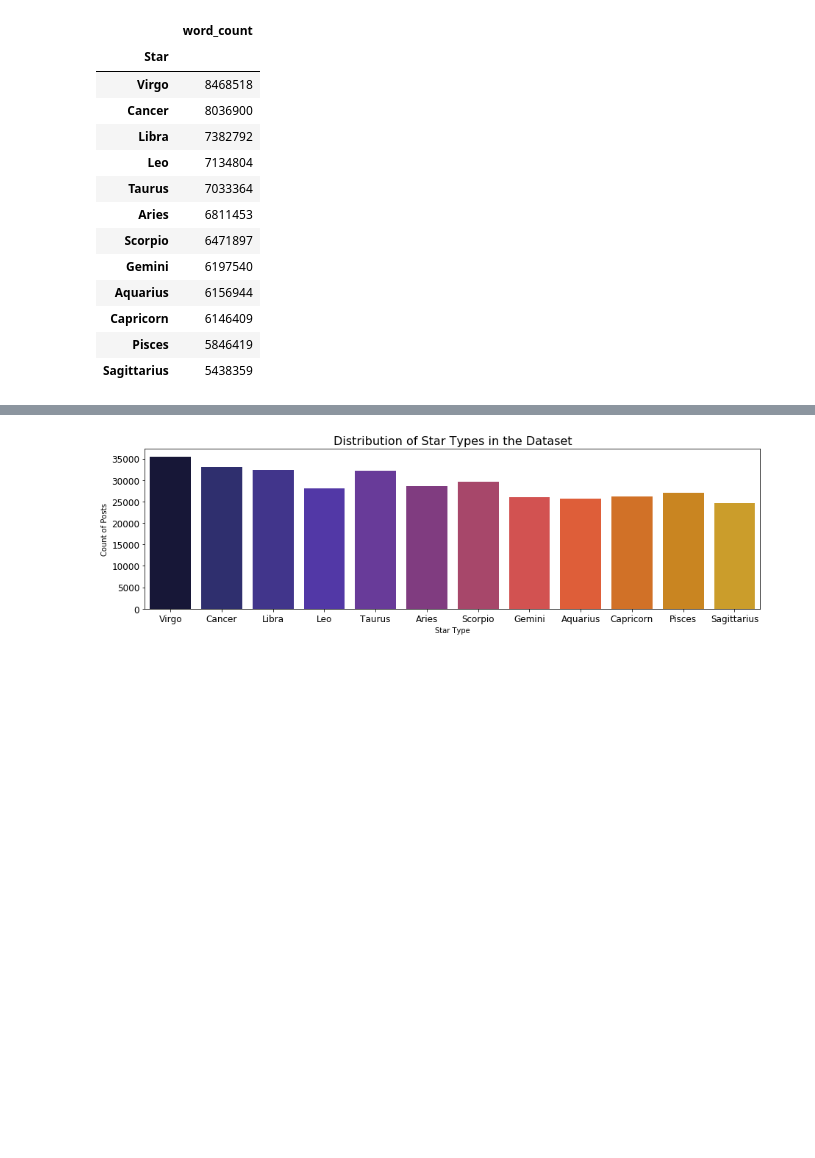
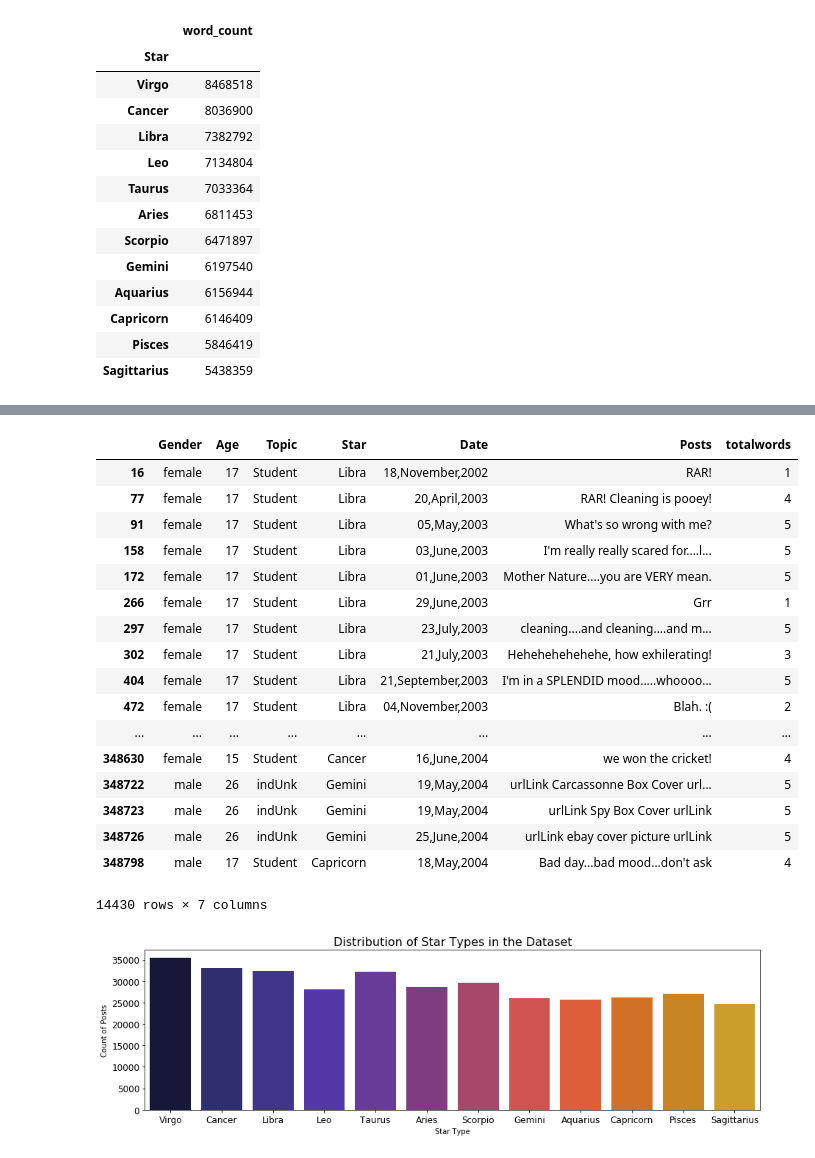
Before and after one commit to ExpertsVision/ML_DS_Tutorials, a Jupyter notebook: zodiac_star_pred.ipynb, the cells around one changed output, grey strips where cells are left out. Saved outputs shown, nothing was run; the diff lists cells and outputs as text; code cells hidden in the pictures; blank space fills up the shorter version.

Commit message:
added filter for words less than 5 in Posts column

```diff
--- a/zodiac_star_pred.ipynb
+++ b/zodiac_star_pred.ipynb
@@ -149,4 +149,6 @@ print(df)
 348818  \n\n     \n      HEY-  * Right now I am in com...
 
 [348819 rows x 6 columns]
+# %%
+df.Posts=df.Posts.iloc[:].str.strip()
 # %%
@@ -207,3 +226,5 @@ word_count
 | Capricorn | 6146409 |
 | Pisces | 5846419 |
 | Sagittarius | 5438359 |
+# %%
+df['totalwords'] = df['Posts'].str.split().str.len()
@@ -210,3 +252,27 @@ word_count
+# %%
+# Find numbe of rows where total number of words are less than 5
+df_new = df[df.totalwords <= 5]
+# %%
+df_new
+# %% [output]
+|  | Gender | Age | Topic | Star | Date | Posts | totalwords |
+| 16 | female | 17 | Student | Libra | 18,November,2002 | RAR! | 1 |
+| 77 | female | 17 | Student | Libra | 20,April,2003 | RAR! Cleaning is pooey! | 4 |
+| 91 | female | 17 | Student | Libra | 05,May,2003 | What's so wrong with me? | 5 |
+| 158 | female | 17 | Student | Libra | 03,June,2003 | I'm really really scared for....l... | 5 |
+| 172 | female | 17 | Student | Libra | 01,June,2003 | Mother Nature....you are VERY mean. | 5 |
+| 266 | female | 17 | Student | Libra | 29,June,2003 | Grr | 1 |
+| 297 | female | 17 | Student | Libra | 23,July,2003 | cleaning....and cleaning....and m... | 5 |
+| 302 | female | 17 | Student | Libra | 21,July,2003 | Hehehehehehehe, how exhilerating! | 3 |
+| 404 | female | 17 | Student | Libra | 21,September,2003 | I'm in a SPLENDID mood.....whoooo... | 5 |
+| 472 | female | 17 | Student | Libra | 04,November,2003 | Blah. :( | 2 |
+| ... | ... | ... | ... | ... | ... | ... | ... |
+| 348630 | female | 15 | Student | Cancer | 16,June,2004 | we won the cricket! | 4 |
+| 348722 | male | 26 | indUnk | Gemini | 19,May,2004 | urlLink Carcassonne Box Cover url... | 5 |
+| 348723 | male | 26 | indUnk | Gemini | 19,May,2004 | urlLink Spy Box Cover urlLink | 5 |
+| 348726 | male | 26 | indUnk | Gemini | 25,June,2004 | urlLink ebay cover picture urlLink | 5 |
+| 348798 | male | 17 | Student | Capricorn | 18,May,2004 | Bad day...bad mood...don't ask | 4 |
+14430 rows × 7 columns
 # %%
 #drop word_count column
 df = df.drop(['word_count'], axis=1)
```
Also changed, not shown: parts of 5 cells of this notebook.
